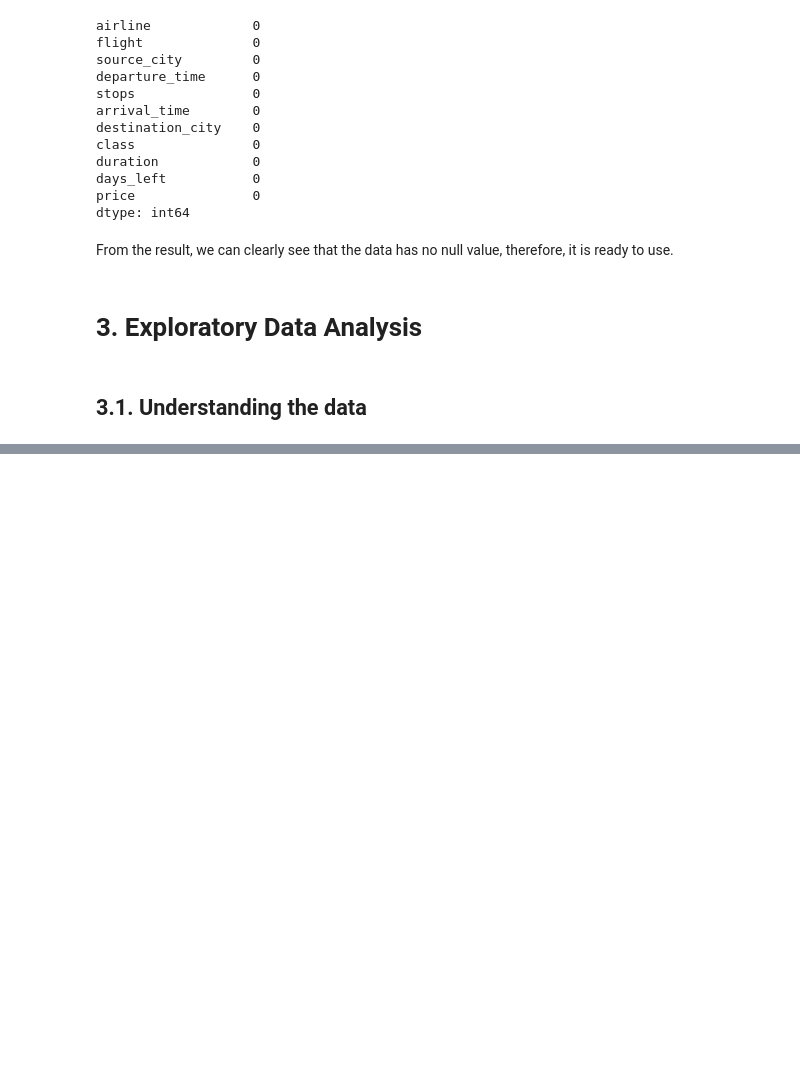
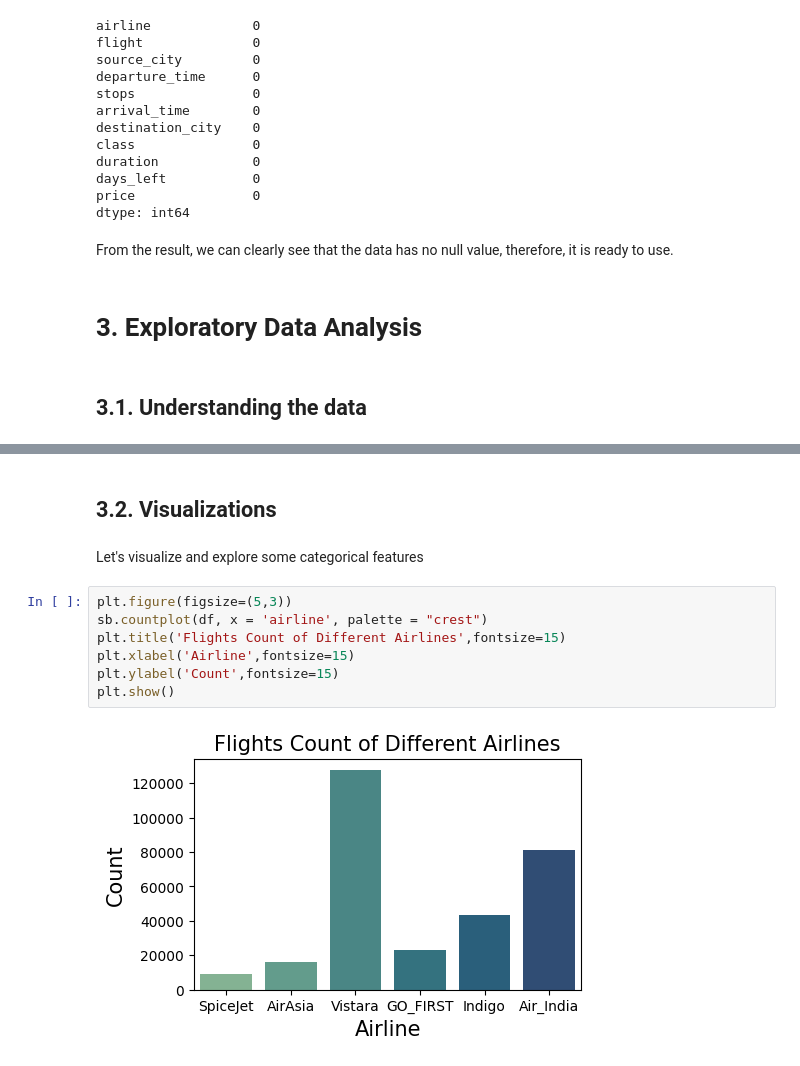
Before and after one commit to hungphanquocviet/flight-price-prediction, a Jupyter notebook: flight_price_notebook.ipynb, the cells around one changed output, grey strips where cells are left out. Saved outputs shown, nothing was run; the diff lists cells and outputs as text; blank space fills up the shorter version.

```diff
--- a/flight_price_notebook.ipynb
+++ b/flight_price_notebook.ipynb
@@ -97,0 +163,13 @@ From the result, we can clearly see that the data has no null value, therefore,
+# %% [markdown]
+## 3.2. Visualizations
+# %% [markdown]
+Let's visualize and explore some categorical features
+# %%
+plt.figure(figsize=(5,3))
+sb.countplot(df, x = 'airline', palette = "crest")
+plt.title('Flights Count of Different Airlines',fontsize=15)
+plt.xlabel('Airline',fontsize=15)
+plt.ylabel('Count',fontsize=15)
+plt.show()
+# %% [output]
+[figure, added]
```
Also changed, not shown: parts of 16 cells of this notebook.
